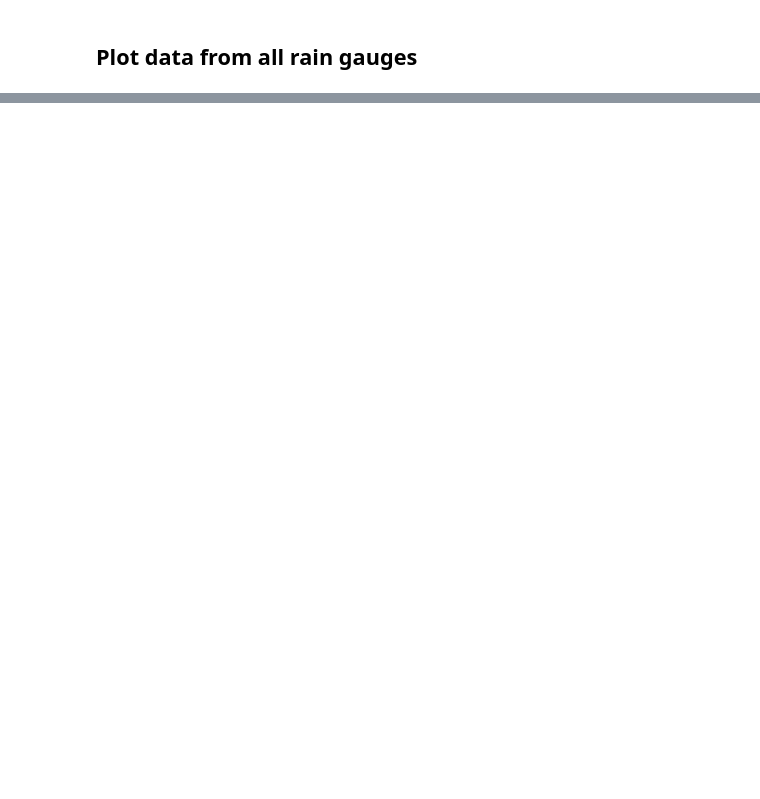
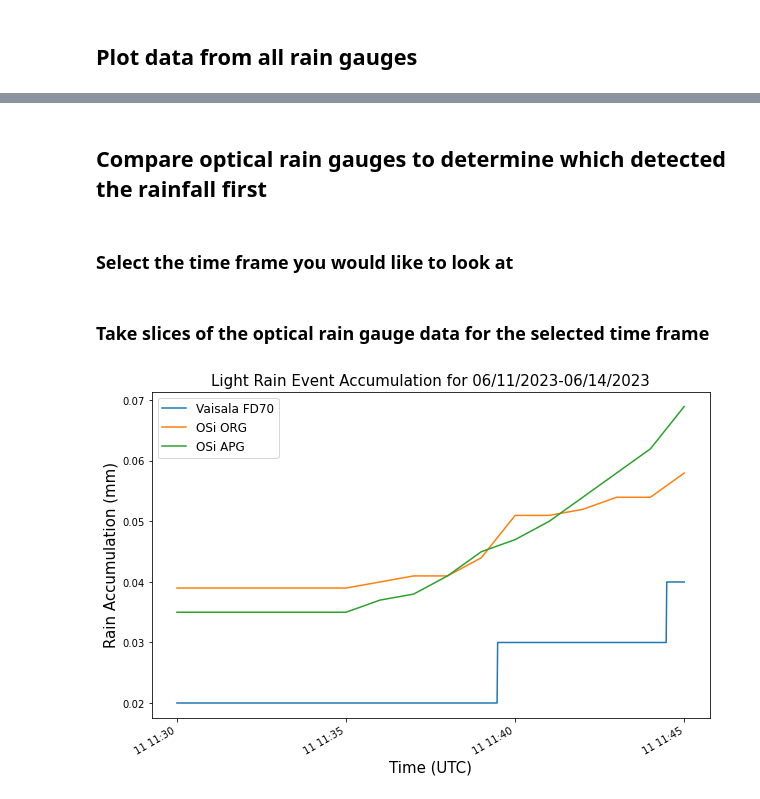
Before and after one commit to EVS-ATMOS/rain-gauge-quality, a Jupyter notebook: notebooks/0612_casestudy.ipynb, the cells around one changed output, grey strips where cells are left out. Drawn from its saved outputs; the diff is of its cells as text; code cells hidden in the pictures; blank space fills up the shorter version.

```diff
--- a/notebooks/0612_casestudy.ipynb
+++ b/notebooks/0612_casestudy.ipynb
@@ -165,0 +200,28 @@ plt.show()
+# %% [markdown]
+## Compare optical rain gauges to determine which detected the rainfall first
+# %% [markdown]
+### Select the time frame you would like to look at
+# %%
+start_time = '2023-06-11 T11:30:00'
+end_time = '2023-06-11 T11:45:00'
+# %% [markdown]
+### Take slices of the optical rain gauge data for the selected time frame
+# %%
+FD70_onset = FD70_precip.sel(time=slice(start_time, end_time))
+ORG_precip_onset = ORG_precip.sel(time=slice(start_time, end_time))
+APG_precip_onset = APG_precip.sel(time=slice(start_time, end_time))
+# %%
+fig, (ax1) = plt.subplots(1, 1, figsize=(10,6))
+
+FD70_onset.plot(ax=ax1, label='Vaisala FD70')
+ORG_precip_onset.plot(ax=ax1, label='OSi ORG')
+APG_precip_onset.plot(ax=ax1, label='OSi APG')
+
+ax1.set_title('Light Rain Event Accumulation for 06/11/2023-06/14/2023',fontsize=15)
+ax1.set_xlabel('Time (UTC)',fontsize=15)
+ax1.set_ylabel('Rain Accumulation (mm)',fontsize=15)
+ax1.legend(fontsize=12)
+# Show the two plots
+plt.show()
+# %% [output]
+[figure, added]
```
Also changed, not shown: parts of 22 cells of this notebook, 4 other files.
